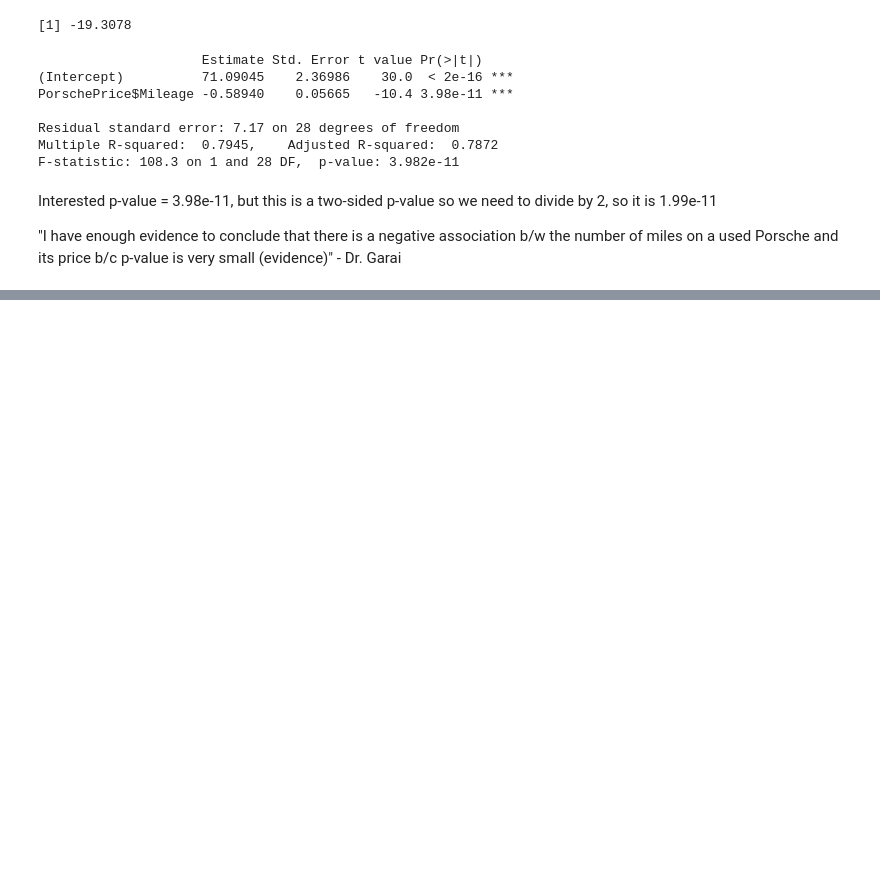
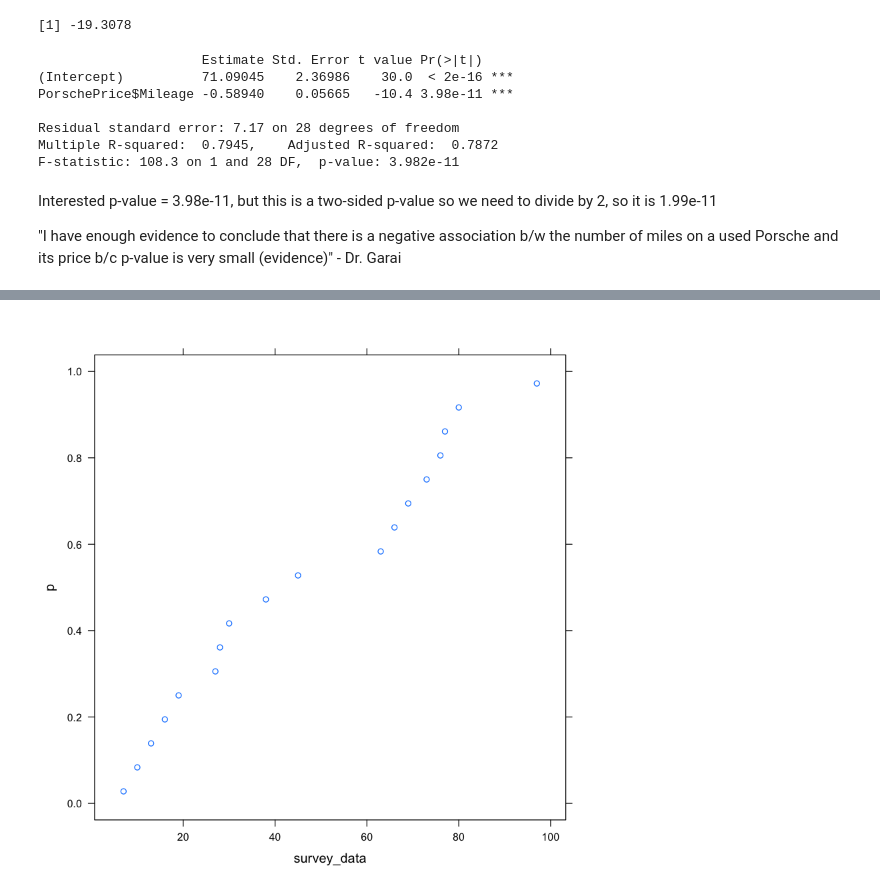
Before and after one commit to EvansDaniel/statistical-modeling-and-analysis, a Jupyter notebook: practice/Practice1-Jan-29/Classwork.ipynb, the cells around one changed output, grey strips where cells are left out. Drawn from its saved outputs; the diff is of its cells as text; code cells hidden in the pictures; blank space fills up the shorter version.

Commit message:
Added QQ plot build from scratch

```diff
--- a/practice/Practice1-Jan-29/Classwork.ipynb
+++ b/practice/Practice1-Jan-29/Classwork.ipynb
@@ -68,0 +129,15 @@ Interested p-value = 3.98e-11, but this is a two-sided p-value so we need to div
+# %%
+survey_data = c(7, 10, 13, 16, 19, 27, 28, 30, 38, 45, 63, 66, 69, 73, 76, 77, 80, 97)
+# Sort before finding # vals less than u_i
+survey_data = sort(survey_data)
+# %%
+# Find each p_i (proportion of values less than u_i)
+# seq_along returns the indices of the survey_array
+p = lapply(seq_along(survey_data), function(index) {
+   return((index - .5) / length(survey_data))
+});
+# %%
+# Use xyplot to plot (p_i, u_i) for i = 1, 2, ..., n
+xyplot(p ~ survey_data)
+# %% [output]
+[figure, added]
```
Also changed, not shown: parts of 5 cells of this notebook.
